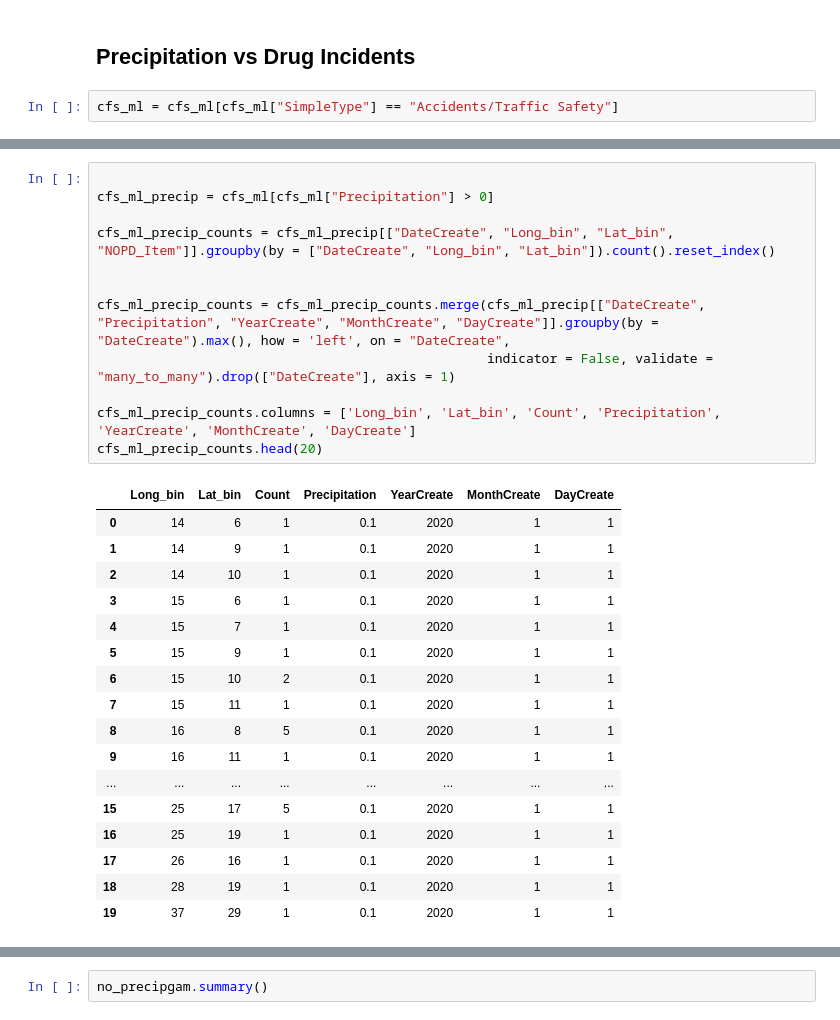
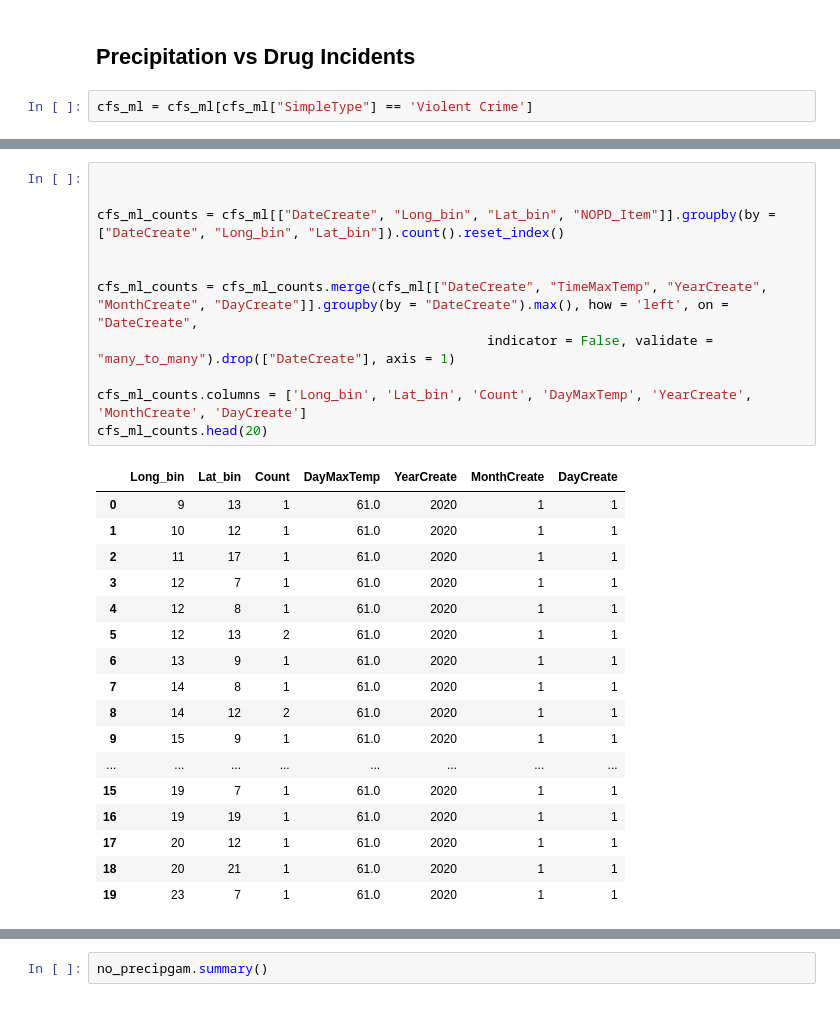
Before and after one commit to outlawhayden/weather-crime, a Jupyter notebook: notebooks/model_playground.ipynb, the cells around one changed output, grey strips where cells are left out. Drawn from its saved outputs; the diff is of its cells as text.

```diff
--- a/notebooks/model_playground.ipynb
+++ b/notebooks/model_playground.ipynb
@@ -726,7 +726,7 @@ calls_weather_master.head()
 # %% [markdown]
 ## Precipitation vs Drug Incidents
 # %%
-cfs_ml = cfs_ml[cfs_ml["SimpleType"] == "Accidents/Traffic Safety"]
+cfs_ml = cfs_ml[cfs_ml["SimpleType"] == 'Violent Crime']
 # %%
 n = 50
 
@@ -765,30 +765,29 @@ cfs_ml.head()
 # %%
 
-cfs_ml_precip = cfs_ml[cfs_ml["Precipitation"] > 0]
 
-cfs_ml_precip_counts = cfs_ml_precip[["DateCreate", "Long_bin", "Lat_bin", "NOPD_Item"]].groupby(by = ["DateCreate", "Long_bin", "Lat_bin"]).count().reset_index()
+cfs_ml_counts = cfs_ml[["DateCreate", "Long_bin", "Lat_bin", "NOPD_Item"]].groupby(by = ["DateCreate", "Long_bin", "Lat_bin"]).count().reset_index()
 
 
-cfs_ml_precip_counts = cfs_ml_precip_counts.merge(cfs_ml_precip[["DateCreate", "Precipitation", "YearCreate", "MonthCreate", "DayCreate"]].groupby(by = "DateCreate").max(), how = 'left', on = "DateCreate",
+cfs_ml_counts = cfs_ml_counts.merge(cfs_ml[["DateCreate", "TimeMaxTemp", "YearCreate", "MonthCreate", "DayCreate"]].groupby(by = "DateCreate").max(), how = 'left', on = "DateCreate",
                                                   indicator = False, validate = "many_to_many").drop(["DateCreate"], axis = 1)
 
-cfs_ml_precip_counts.columns = ['Long_bin', 'Lat_bin', 'Count', 'Precipitation', 'YearCreate', 'MonthCreate', 'DayCreate']
-cfs_ml_precip_counts.head(20)
+cfs_ml_counts.columns = ['Long_bin', 'Lat_bin', 'Count', 'DayMaxTemp', 'YearCreate', 'MonthCreate', 'DayCreate']
+cfs_ml_counts.head(20)
 # %% [output]
-|  | Long_bin | Lat_bin | Count | Precipitation | YearCreate | MonthCreate | DayCreate |
-| 0 | 14 | 6 | 1 | 0.1 | 2020 | 1 | 1 |
-| 1 | 14 | 9 | 1 | 0.1 | 2020 | 1 | 1 |
-| 2 | 14 | 10 | 1 | 0.1 | 2020 | 1 | 1 |
-| 3 | 15 | 6 | 1 | 0.1 | 2020 | 1 | 1 |
-| 4 | 15 | 7 | 1 | 0.1 | 2020 | 1 | 1 |
-| 5 | 15 | 9 | 1 | 0.1 | 2020 | 1 | 1 |
-| 6 | 15 | 10 | 2 | 0.1 | 2020 | 1 | 1 |
-| 7 | 15 | 11 | 1 | 0.1 | 2020 | 1 | 1 |
-| 8 | 16 | 8 | 5 | 0.1 | 2020 | 1 | 1 |
-| 9 | 16 | 11 | 1 | 0.1 | 2020 | 1 | 1 |
+|  | Long_bin | Lat_bin | Count | DayMaxTemp | YearCreate | MonthCreate | DayCreate |
+| 0 | 9 | 13 | 1 | 61.0 | 2020 | 1 | 1 |
+| 1 | 10 | 12 | 1 | 61.0 | 2020 | 1 | 1 |
+| 2 | 11 | 17 | 1 | 61.0 | 2020 | 1 | 1 |
+| 3 | 12 | 7 | 1 | 61.0 | 2020 | 1 | 1 |
+| 4 | 12 | 8 | 1 | 61.0 | 2020 | 1 | 1 |
+| 5 | 12 | 13 | 2 | 61.0 | 2020 | 1 | 1 |
+| 6 | 13 | 9 | 1 | 61.0 | 2020 | 1 | 1 |
+| 7 | 14 | 8 | 1 | 61.0 | 2020 | 1 | 1 |
+| 8 | 14 | 12 | 2 | 61.0 | 2020 | 1 | 1 |
+| 9 | 15 | 9 | 1 | 61.0 | 2020 | 1 | 1 |
 | ... | ... | ... | ... | ... | ... | ... | ... |
-| 15 | 25 | 17 | 5 | 0.1 | 2020 | 1 | 1 |
-| 16 | 25 | 19 | 1 | 0.1 | 2020 | 1 | 1 |
-| 17 | 26 | 16 | 1 | 0.1 | 2020 | 1 | 1 |
-| 18 | 28 | 19 | 1 | 0.1 | 2020 | 1 | 1 |
-| 19 | 37 | 29 | 1 | 0.1 | 2020 | 1 | 1 |
+| 15 | 19 | 7 | 1 | 61.0 | 2020 | 1 | 1 |
+| 16 | 19 | 19 | 1 | 61.0 | 2020 | 1 | 1 |
+| 17 | 20 | 12 | 1 | 61.0 | 2020 | 1 | 1 |
+| 18 | 20 | 21 | 1 | 61.0 | 2020 | 1 | 1 |
+| 19 | 23 | 7 | 1 | 61.0 | 2020 | 1 | 1 |
```
Also changed, not shown: parts of 6 cells of this notebook.
